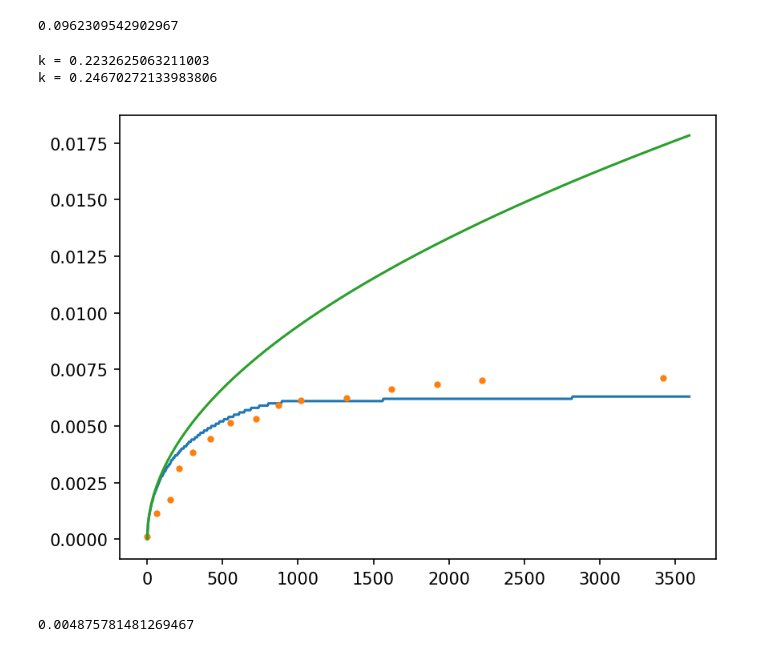
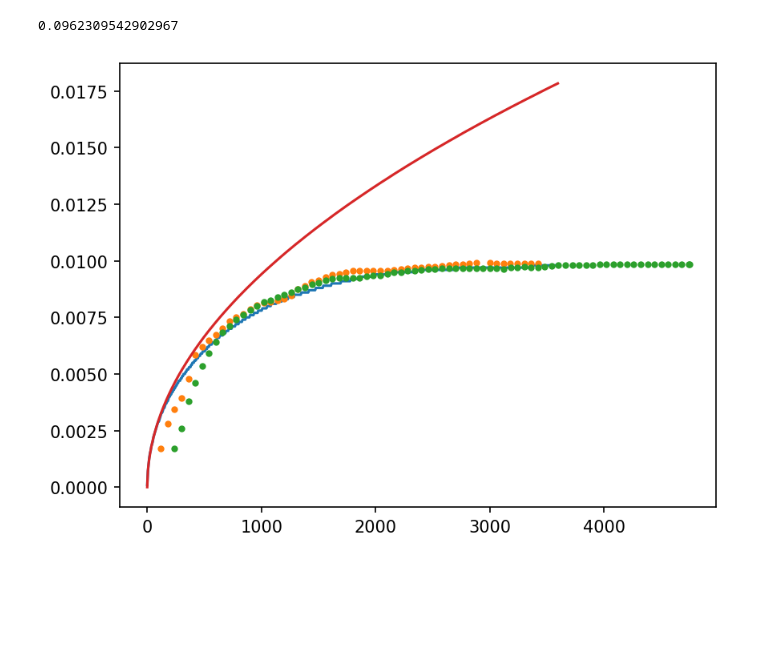
Before and after one commit to Morbotu/phase-transition-simulation, a Jupyter notebook: analytische_oplossing.ipynb, the cells around one changed output. Drawn from its saved outputs; the diff is of its cells as text; code cells hidden in the pictures; blank space fills up the shorter version.

```diff
--- a/analytische_oplossing.ipynb
+++ b/analytische_oplossing.ipynb
@@ -183,45 +183,46 @@ a_s * dt / dx**2
 # %%
 w       = 50e-3
 dx      = 1e-4       # m
 dt      = 1e-4       # s
 
 x = np.arange(0, w, dx) # all cell positions
 t1 = 3600. # simulation time to run for
 N = int(t1 / dt) # number of iterations for simulation time
 
-playback = 3600 / 30 # playback speed
+playback = t1 / 30 # playback speed
 fps = 20 # fps for animation
 t_fps = 1 / fps / dt # number of iterations between each frame
 frames = np.where(np.arange(N, dtype=int) % int(t_fps * playback) == 0)[0] # all iterations that are displayed
 
 T = np.loadtxt("returnsT0=120.0,dT=0.5.csv", delimiter=',')
-t_exp, s_exp = np.loadtxt("results_experiment_1.csv", delimiter=',').T
-s_exp /= 1e3
+_, t_exp1, s_exp1 = np.loadtxt("VID2_20250702_121653112.csv", delimiter=',', skiprows=1).T
+_, t_exp2, s_exp2 = np.loadtxt("VID2_20250702_141248613.csv", delimiter=',', skiprows=1).T
+
+s_exp1 /= 1e3
+s_exp2 /= 1e3
 # t_exp -= 100
 
 s = [x[np.abs(T[i] - Tm).argmin()] for i in range(len(frames))]
 t = frames * dt
 
-fit_func = lambda t, k: 2 * k * np.sqrt(a_l * t)
-fit_func_exp = lambda t, k, ds: 2 * k * np.sqrt(a_l * t) + ds
+# fit_func = lambda t, k: 2 * k * np.sqrt(a_l * t)
+# fit_func_exp = lambda t, k, ds: 2 * k * np.sqrt(a_l * t) + ds
 
 t1 = 10000
-popt, popv = curve_fit(fit_func, t, s)
-popt_exp, popv_exp = curve_fit(fit_func_exp, t_exp[t_exp < t1], s_exp[t_exp < t1], maxfev=10000)
+# popt, popv = curve_fit(fit_func, t, s)
+# popt_exp, popv_exp = curve_fit(fit_func_exp, t_exp[t_exp < t1], s_exp[t_exp < t1], maxfev=10000)
 
-print(f"k = {popt[0]}")
-print(f"k = {popt_exp[0]}")
+# print(f"k = {popt[0]}")
+# print(f"k = {popt_exp[0]}")
 
 plt.plot(t, s)
 # plt.plot(t, fit_func(t, *popt))
-plt.plot(t_exp[t_exp < t1] - 180, s_exp[t_exp < t1] - popt_exp[1], '.')
+plt.plot(t_exp1[t_exp1 < t1], s_exp1[t_exp1 < t1]+1.7e-3, '.')
+plt.plot(t_exp2[t_exp2 < t1], s_exp2[t_exp2 < t1]+1.7e-3, '.')
 # plt.plot(t, fit_func_exp(t, *popt_exp) - popt_exp[1])
 plt.plot(t, 2 * k * np.sqrt(a_l * t))
 
 plt.show()
-print(popt_exp[1])
+# print(popt_exp[1])
 # %% [output]
-k = 0.2232625063211003
-k = 0.24670272133983806
-[figure, old version]
+[figure, new version]
-0.004875781481269467
```
Also changed, not shown: 2 other files.
